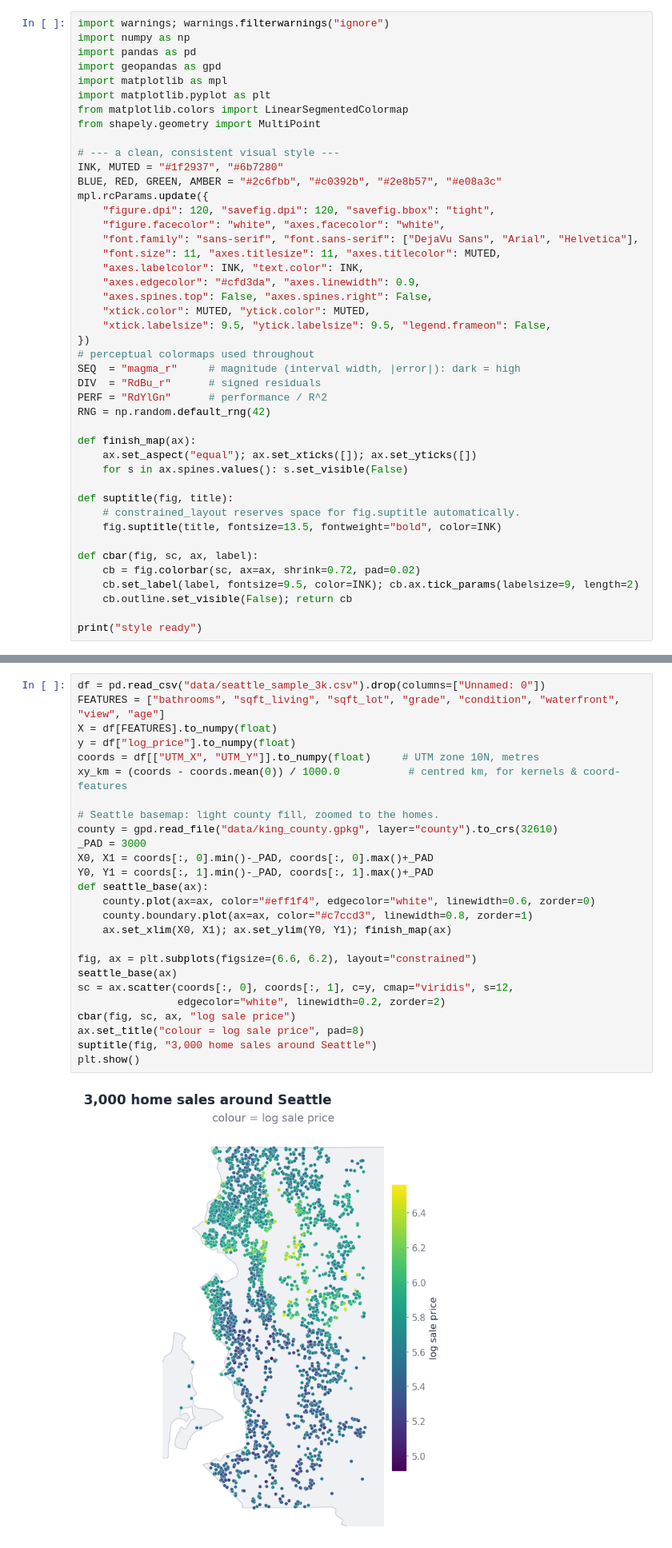
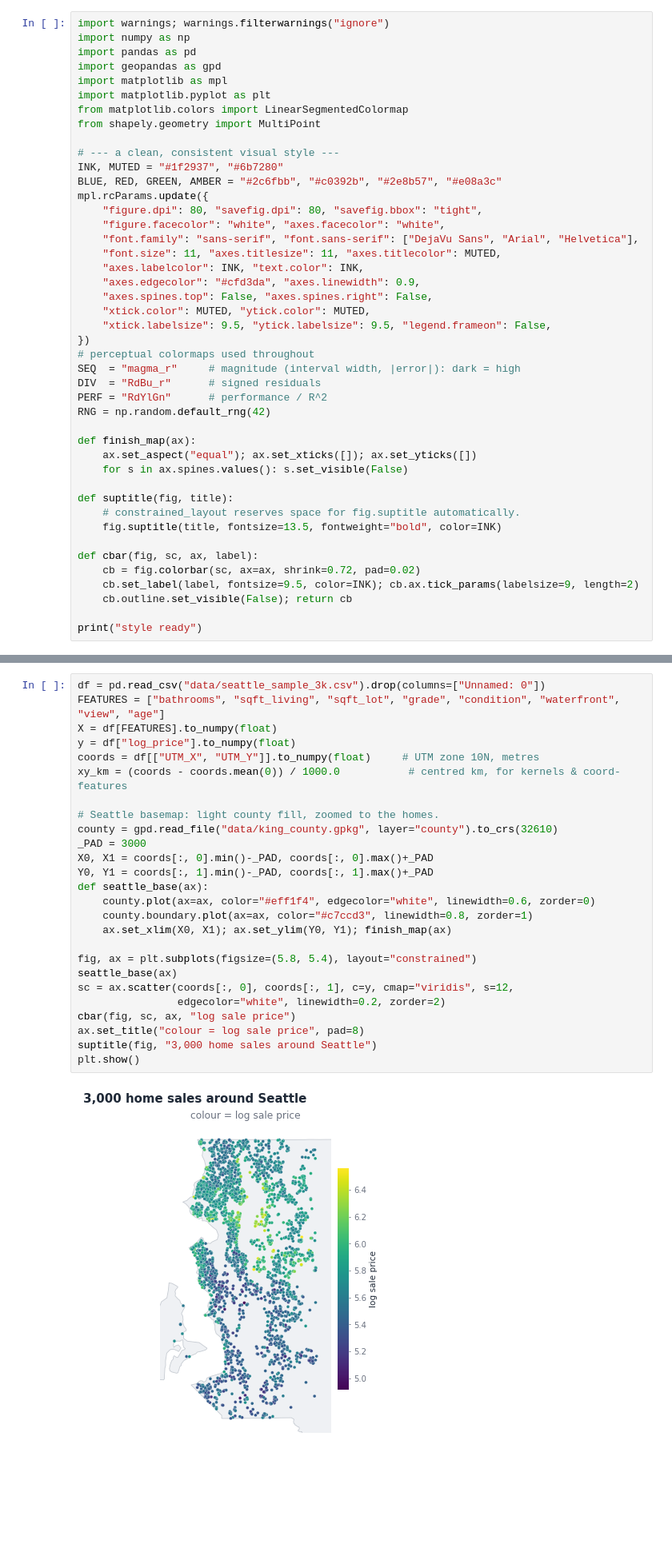
Before and after one commit to Vezarachan/TUM_Course_SVA_TrustGeoAI, a Jupyter notebook: notebooks/TrustworthyGeoAI_case_2.ipynb, the cells around one changed output, grey strips where cells are left out. Shown at 80% size. Drawn from its saved outputs; the diff is of its cells as text; blank space fills up the shorter version.

```diff
--- a/notebooks/TrustworthyGeoAI_case_2.ipynb
+++ b/notebooks/TrustworthyGeoAI_case_2.ipynb
@@ -72,7 +72,7 @@ from shapely.geometry import MultiPoint
 INK, MUTED = "#1f2937", "#6b7280"
 BLUE, RED, GREEN, AMBER = "#2c6fbb", "#c0392b", "#2e8b57", "#e08a3c"
 mpl.rcParams.update({
-    "figure.dpi": 120, "savefig.dpi": 120, "savefig.bbox": "tight",
+    "figure.dpi": 80, "savefig.dpi": 80, "savefig.bbox": "tight",
     "figure.facecolor": "white", "axes.facecolor": "white",
     "font.family": "sans-serif", "font.sans-serif": ["DejaVu Sans", "Arial", "Helvetica"],
     "font.size": 11, "axes.titlesize": 11, "axes.titlecolor": MUTED,
@@ -113,31 +113,31 @@ assumption. We explore it with **Seattle house prices**: the (log) sale price of
 # %%
 df = pd.read_csv("data/seattle_sample_3k.csv").drop(columns=["Unnamed: 0"])
 FEATURES = ["bathrooms", "sqft_living", "sqft_lot", "grade", "condition", "waterfront", "view", "age"]
 X = df[FEATURES].to_numpy(float)
 y = df["log_price"].to_numpy(float)
 coords = df[["UTM_X", "UTM_Y"]].to_numpy(float)     # UTM zone 10N, metres
 xy_km = (coords - coords.mean(0)) / 1000.0           # centred km, for kernels & coord-features
 
 # Seattle basemap: light county fill, zoomed to the homes.
 county = gpd.read_file("data/king_county.gpkg", layer="county").to_crs(32610)
 _PAD = 3000
 X0, X1 = coords[:, 0].min()-_PAD, coords[:, 0].max()+_PAD
 Y0, Y1 = coords[:, 1].min()-_PAD, coords[:, 1].max()+_PAD
 def seattle_base(ax):
     county.plot(ax=ax, color="#eff1f4", edgecolor="white", linewidth=0.6, zorder=0)
     county.boundary.plot(ax=ax, color="#c7ccd3", linewidth=0.8, zorder=1)
     ax.set_xlim(X0, X1); ax.set_ylim(Y0, Y1); finish_map(ax)
 
-fig, ax = plt.subplots(figsize=(6.6, 6.2), layout="constrained")
+fig, ax = plt.subplots(figsize=(5.8, 5.4), layout="constrained")
 seattle_base(ax)
 sc = ax.scatter(coords[:, 0], coords[:, 1], c=y, cmap="viridis", s=12,
                 edgecolor="white", linewidth=0.2, zorder=2)
 cbar(fig, sc, ax, "log sale price")
 ax.set_title("colour = log sale price", pad=8)
 suptitle(fig, "3,000 home sales around Seattle")
 plt.show()
 # %% [output]
-[figure, old version]
+[figure, new version]
 # %% [markdown]
 ### 1.1 Does geography matter?
 
```
Also changed, not shown: parts of 7 cells of this notebook.
